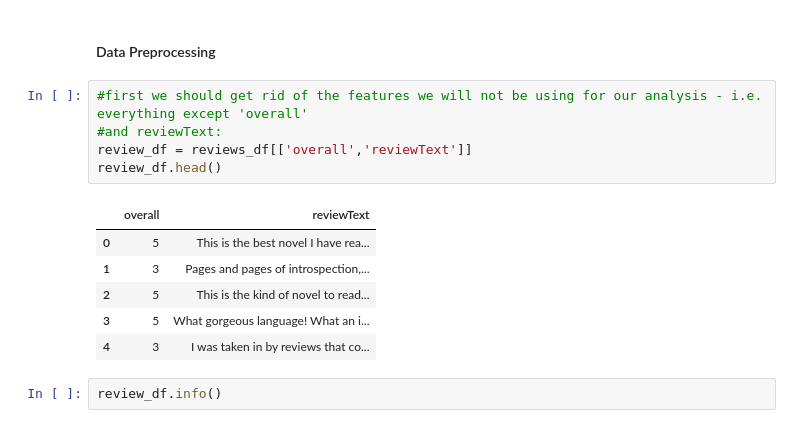
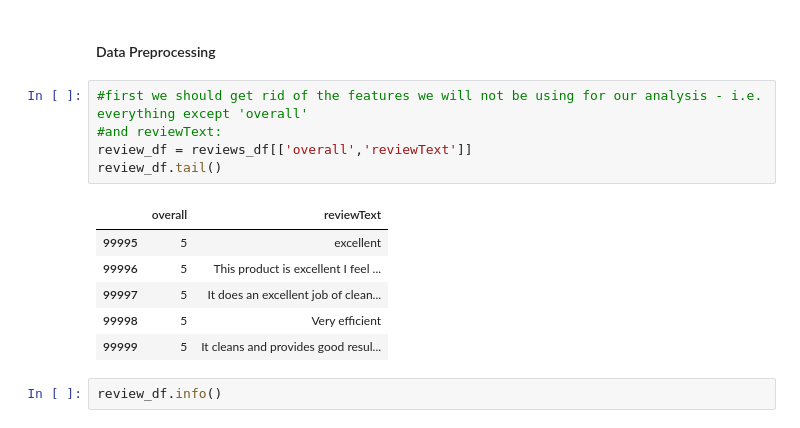
Before and after one commit to Juliana-Yakimchuk/Amazon_Review-Sentiment-Analysis, a Jupyter notebook: sentiment_analysis_reviews.ipynb, the cells around one changed output. Saved outputs shown, nothing was run; the diff lists cells and outputs as text.

```diff
--- a/sentiment_analysis_reviews.ipynb
+++ b/sentiment_analysis_reviews.ipynb
@@ -98,15 +93,15 @@ array([[<AxesSubplot:title={'center':'overall'}>]], dtype=object)
 # %%
 #first we should get rid of the features we will not be using for our analysis - i.e. everything except 'overall'
 #and reviewText:
 review_df = reviews_df[['overall','reviewText']]
-review_df.head()
+review_df.tail()
 # %% [output]
 |  | overall | reviewText |
-| 0 | 5 | This is the best novel I have rea... |
-| 1 | 3 | Pages and pages of introspection,... |
-| 2 | 5 | This is the kind of novel to read... |
-| 3 | 5 | What gorgeous language! What an i... |
-| 4 | 3 | I was taken in by reviews that co... |
+| 99995 | 5 | excellent |
+| 99996 | 5 | This product is excellent I feel ... |
+| 99997 | 5 | It does an excellent job of clean... |
+| 99998 | 5 | Very efficient |
+| 99999 | 5 | It cleans and provides good resul... |
 # %%
 review_df.info()
 # %% [output]
```
Also changed, not shown: parts of 13 cells of this notebook, 2 other files.
